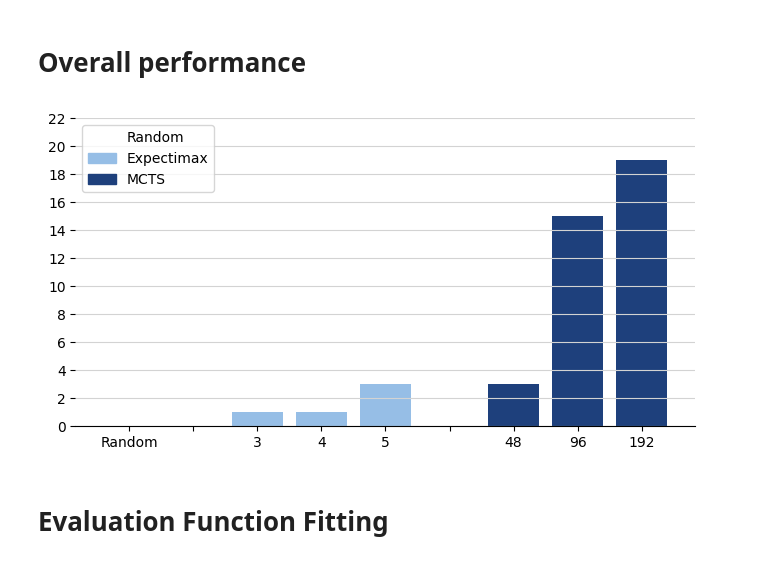
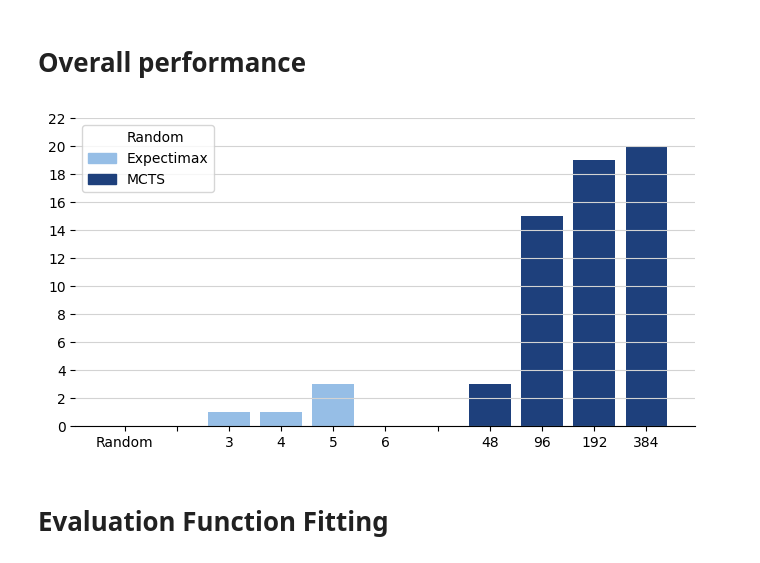
Before and after one commit to PSU-AI801-Group1-Fall-2024/2048-experiments, a Jupyter notebook: data-synthensis.ipynb, the cells around one changed output. Cells and saved outputs as stored; diff of their text form; code cells hidden in the pictures.

```diff
--- a/data-synthensis.ipynb
+++ b/data-synthensis.ipynb
@@ -115,25 +115,28 @@ df_mcts_24 = pd.read_csv('./data/results-mcts-4440-24.csv')
 df_mcts_48 = pd.read_csv('./data/results-mcts-4440-48.csv')
 df_mcts_96 = pd.read_csv('./data/results-mcts-4440-96.csv')
 df_mcts_192 = pd.read_csv('./data/results-mcts-4440-192.csv')
+df_mcts_384 = pd.read_csv('./data/results-mcts-4440-384.csv')
 # %%
 df_expectimax_eval = pd.read_csv('./data/eval-expectimax-3.csv').set_axis(['id', '0', '1', '2', '3', 'avg_max', 'max', 'avg_its', 'max_its'], axis = 1).set_index(['id'])
 df_mcts_eval = pd.read_csv('./data/eval-mcts-48.csv').set_axis(['id', '0', '1', '2', '3', 'avg_max', 'max', 'avg_its', 'max_its'], axis = 1).set_index(['id'])
 # %% [markdown]
 # Overall performance
 # %%
-grouped_bar_chart([["Random"], ["3", "4", "5"], ["48", "96", "192"]], [[0], [
+grouped_bar_chart([["Random"], ["3", "4", "5", "6"], ["48", "96", "192", "384"]], [[0], [
         won(df_expectimax_3).count()['Max Tile'],
         won(df_expectimax_4).count()['Max Tile'],
         won(df_expectimax_5).count()['Max Tile'],
+        0
     ], [
         won(df_mcts_48).count()['Max Tile'],
         won(df_mcts_96).count()['Max Tile'],
         won(df_mcts_192).count()['Max Tile'],
+        won(df_mcts_384).count()['Max Tile'],
     ]],
   ["Random", "Expectimax", "MCTS"], [i for i in range(0, 24, 2)]
  )
 # %% [output]
-[figure, old version]
+[figure, new version]
 # %% [markdown]
 # Evaluation Function Fitting
 # %% [markdown]
```
